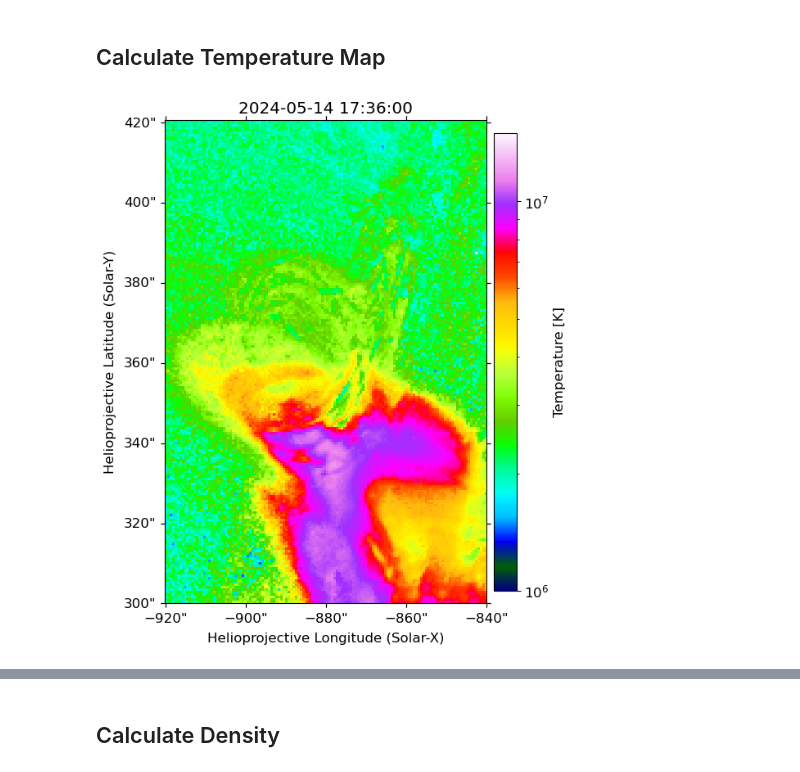
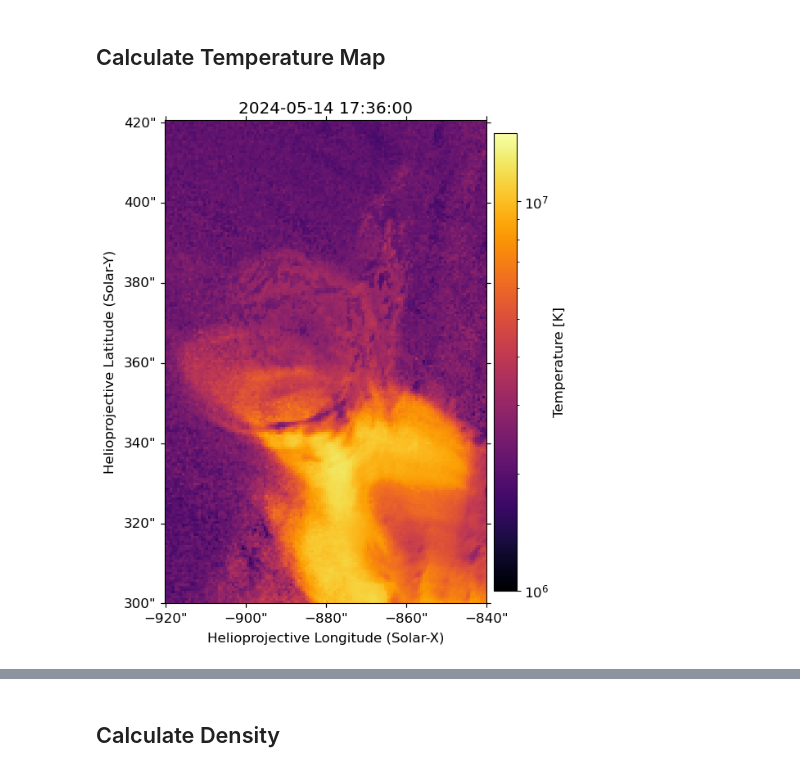
Before and after one commit to MohamedNedal/dias_work, a Jupyter notebook: get_dem.ipynb, the cells around one changed output, grey strips where cells are left out. Cells and saved outputs as stored; diff of their text form; code cells hidden in the pictures.

```diff
--- a/get_dem.ipynb
+++ b/get_dem.ipynb
@@ -640,6 +732,15 @@ len(datetime_list)
 601
 # %% [markdown]
 ## Calculate Temperature Map
+# %%
+# Path to the directory
+path = f'{data_dir}/tornado_files'
+# List all folders in the directory
+# folders = sorted([f for f in os.listdir(path) if os.path.isdir(os.path.join(path, f)) and f.startswith('2024')])
+folder   = '20240514T173601'
+arrs     = asdf.open(f'{data_dir}/tornado_files/{folder}/dem_data_{folder}.asdf')
+dem      = arrs['dem']
+logtemps = arrs['logtemps']
 # %%
 # # Assume you have the DEM data and corresponding temperature bins
 # temp_kelvin = 10**logtemps  # Convert log(T) to Kelvin
@@ -672,19 +773,19 @@ plottemp = Map(temp_map, submap.meta)
 # %%
 fig = plt.figure(figsize=[6,8])
 ax = fig.add_subplot(projection=plottemp)
 img = plottemp.plot(axes=ax,
                     norm=colors.LogNorm(vmin=1e6, vmax=1.5e7),
                     # norm=colors.LogNorm(vmin=10**5.6, vmax=10**7.4),
-                    cmap='gist_ncar') # nipy_spectral, gist_ncar, turbo, hsv, jet, Spectral_r
+                    cmap='inferno') # nipy_spectral, gist_ncar, turbo, hsv, jet, Spectral_r, plasma, inferno
 plt.colorbar(img, fraction=0.065, pad=0.02, label='Temperature [K]')
 ax.grid(False)
 ax.set_title(plottemp.latex_name.split('}$ ')[-1])
 fig.tight_layout()
-fig.savefig(f'{data_dir}/temp_tornado.pdf', format='pdf', bbox_inches='tight')
+# fig.savefig(f'{data_dir}/temp_tornado.pdf', format='pdf', bbox_inches='tight')
 # fig.savefig(f'{data_dir}/png/tornado/temp_tornado.png', format='png', dpi=300, bbox_inches='tight')
 plt.show()
 # %% [output]
-[figure, old version]
+[figure, new version]
 # %%
 # Do it for all timesteps
 print('Loading previously calculated DEMs ..')
```
Also changed, not shown: parts of 10 cells of this notebook, 13 other files.
